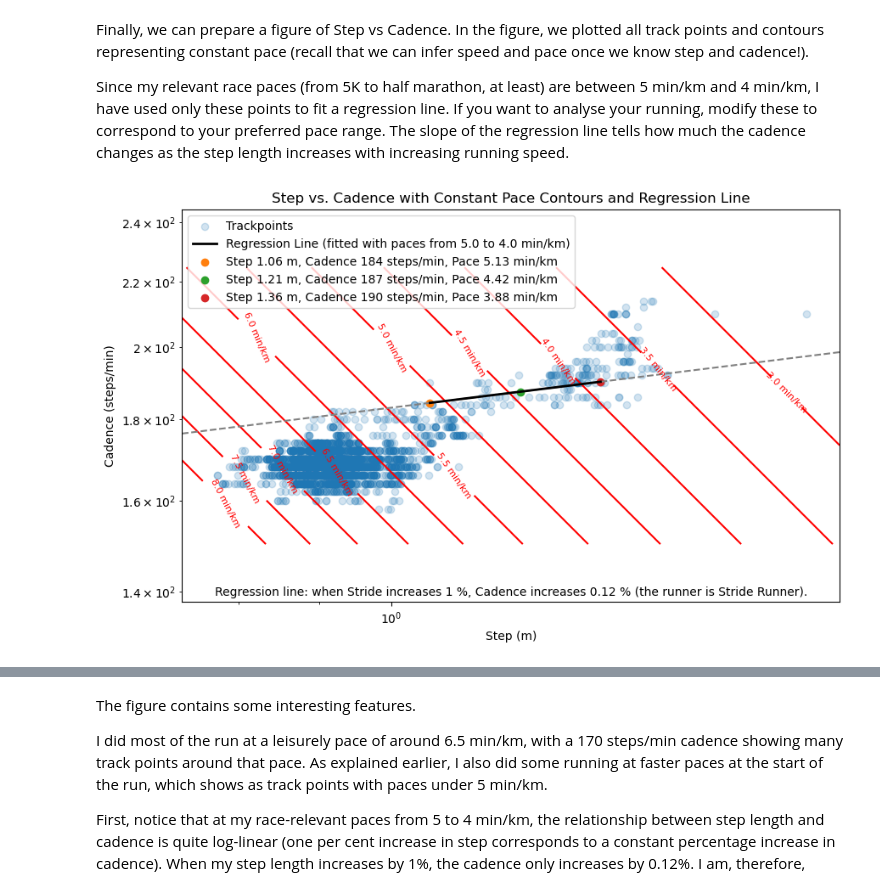
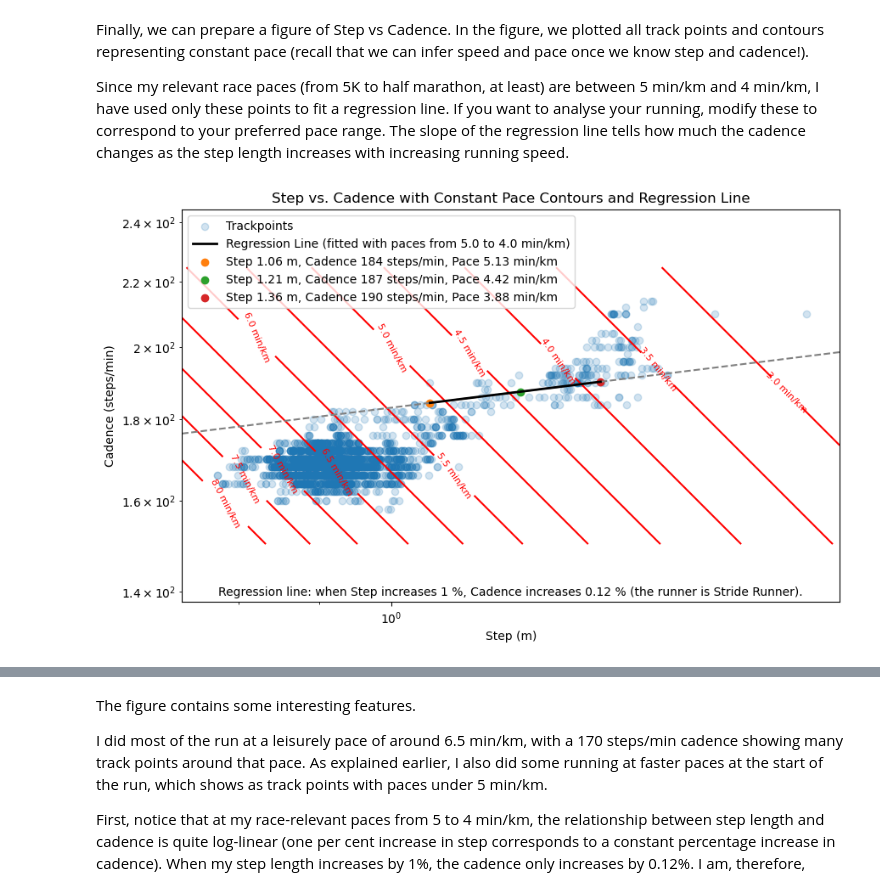
Before and after one commit to kaipuolamaki/run2024, a Jupyter notebook: notes/run.ipynb, the cells around one changed output, grey strips where cells are left out. Saved outputs shown, nothing was run; the diff lists cells and outputs as text; code cells hidden in the pictures.

```diff
--- a/notes/run.ipynb
+++ b/notes/run.ipynb
@@ -180,7 +180,7 @@ step_range_for_line3 = np.array(
 predicted_cadence3 = np.exp(linreg.predict(np.log(step_range_for_line3)))
 incr3 = 100 * (predicted_cadence3[1] - predicted_cadence3[0]) / predicted_cadence3[0]
 
-if incr3 > 1:
+if incr3 > 1.0:
     rtype = "Cadence Runner"
 else:
     rtype = "Stride Runner"
@@ -188,7 +188,7 @@ else:
 ax.text(
     0.5,
     0.01,
-    f"Regression line: when Stride increases 1 %, Cadence increases {incr3:.2f} % (the runner is {rtype}).",
+    f"Regression line: when Step increases 1 %, Cadence increases {incr3:.2f} % (the runner is {rtype}).",
     verticalalignment="bottom",
     horizontalalignment="center",
     transform=ax.transAxes,
@@ -202,34 +202,34 @@ pace4 = 1000.0 / (step_range_for_line4[:, 0] * predicted_cadence4)
 ax.scatter(
     step_range_for_line4[0, 0],
     predicted_cadence4[0],
     label=f"Step {step_range_for_line4[0,0]:.2f} m, Cadence {predicted_cadence4[0]:.0f} steps/min, Pace {pace4[0]:.2f} min/km",
 )
 ax.scatter(
     step_range_for_line4[1, 0],
     predicted_cadence4[1],
     label=f"Step {step_range_for_line4[1,0]:.2f} m, Cadence {predicted_cadence4[1]:.0f} steps/min, Pace {pace4[1]:.2f} min/km",
 )
 ax.scatter(
     step_range_for_line4[2, 0],
     predicted_cadence4[2],
     label=f"Step {step_range_for_line4[2,0]:.2f} m, Cadence {predicted_cadence4[2]:.0f} steps/min, Pace {pace4[2]:.2f} min/km",
 )
 
 x_min, x_max = ax.get_xlim()  # Get the current limits
 ax.set_xticks(np.arange(np.floor(x_min * 10) / 10, np.ceil(x_max * 10) / 10, step=0.1))
 y_min, y_max = ax.get_ylim()  # Get the current limits
 ax.set_yticks(np.arange(np.floor(y_min / 10) * 10, np.ceil(y_max / 10) * 10, step=10))
 
 ax.set_xlabel("Step (m)")
 ax.set_ylabel("Cadence (steps/min)")
 ax.set_xscale("log")
 ax.set_yscale("log")
 ax.set_title("Step vs. Cadence with Constant Pace Contours and Regression Line")
 ax.axis("equal")
 plt.legend(loc="upper left")
 plt.show()
 # %% [output]
-[figure, old version]
+[figure, new version]
 [interactive output not drawn]
 # %% [markdown]
 The figure contains some interesting features.
```
Also changed, not shown: parts of 1 cell of this notebook.
